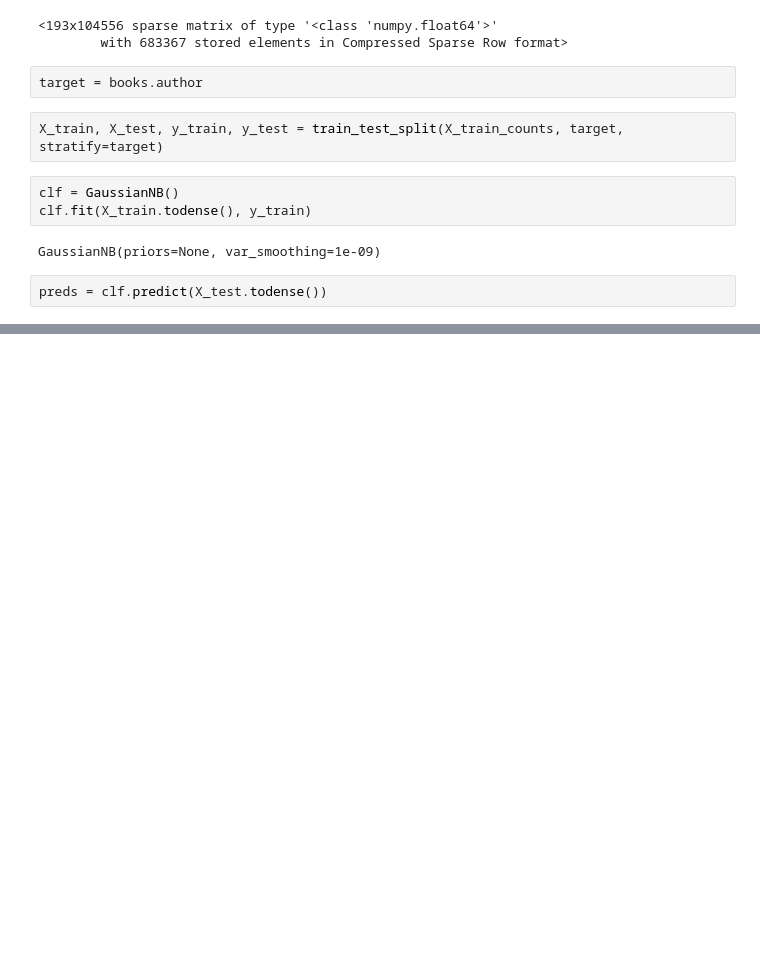
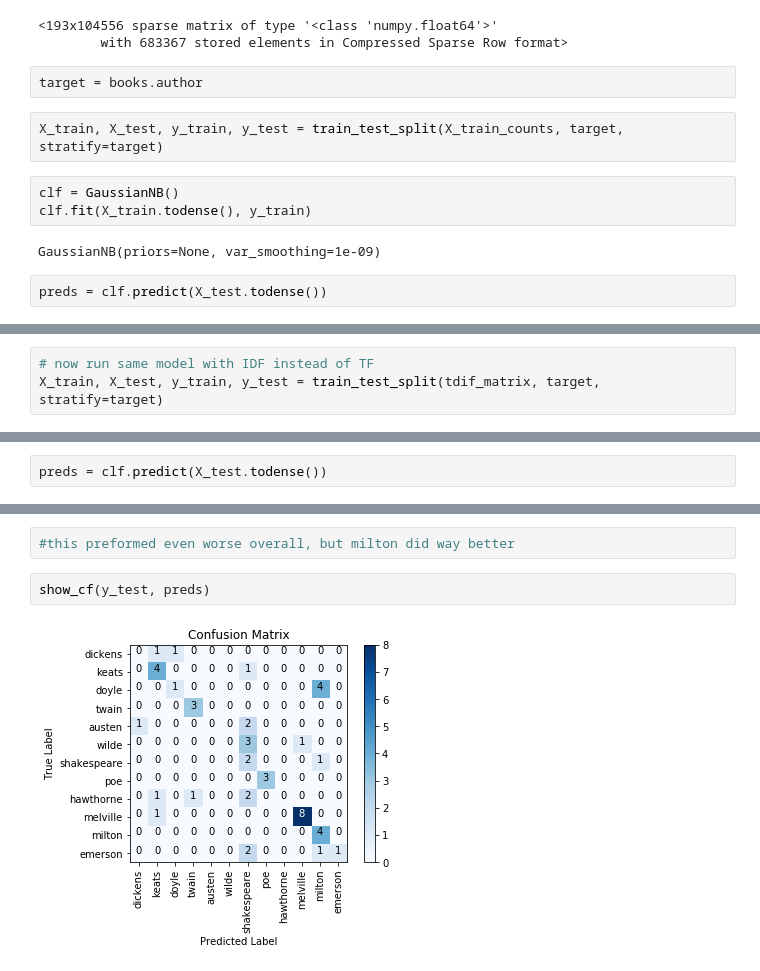
Before and after one commit to loisr/Mod-3-Project-Books, a Jupyter notebook: Naive Bayes.ipynb, the cells around one changed output, grey strips where cells are left out. Cells and saved outputs as stored; diff of their text form; blank space fills up the shorter version.

```diff
--- a/Naive Bayes.ipynb
+++ b/Naive Bayes.ipynb
@@ -80,0 +179,3 @@ Accuracy Score for model: 65.31%
+# %%
+# now run same model with IDF instead of TF
+X_train, X_test, y_train, y_test = train_test_split(tdif_matrix, target, stratify=target)
@@ -80,0 +187,2 @@ Accuracy Score for model: 65.31%
+# %%
+preds = clf.predict(X_test.todense())
@@ -80,0 +210,6 @@ Accuracy Score for model: 65.31%
+# %%
+#this preformed even worse overall, but milton did way better
+# %%
+show_cf(y_test, preds)
+# %% [output]
+[figure, added]
```
Also changed, not shown: parts of 8 cells of this notebook.
